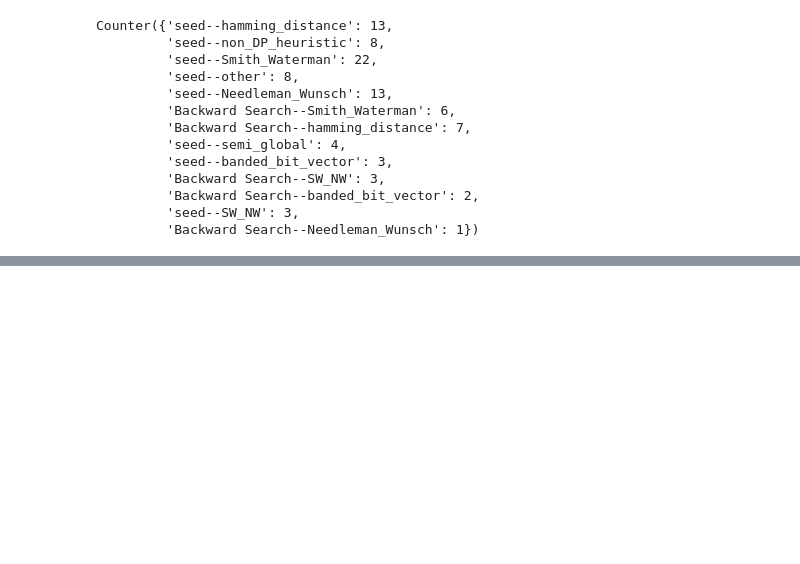
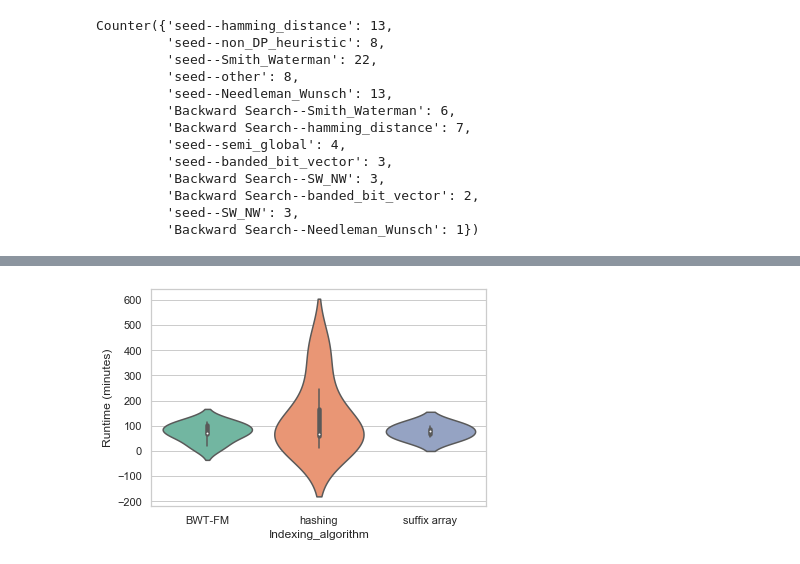
Before and after one commit to Mangul-Lab-USC/technology.dictates.algorithms, a Jupyter notebook: figure1.ipynb, the cells around one changed output, grey strips where cells are left out. Saved outputs shown, nothing was run; the diff lists cells and outputs as text; code cells hidden in the pictures; blank space fills up the shorter version.

```diff
--- a/figure1.ipynb
+++ b/figure1.ipynb
@@ -998,0 +1133,10 @@ BokehUserWarning: ColumnDataSource's columns must be of the same length. Current
+# %%
+idx_rt = pd.read_csv('compare.tools.index.csv')
+data_index = data[['Aligner', 'Indexing_algorithm']]
+data_index.loc[:,'aligner_lower'] = data_index.loc[:,'Aligner'].str.lower()
+idx_rt.loc[:,'tools_lower'] = rt.loc[:,'Tools'].str.lower()
+rtidx = pd.merge(idx_rt, data_index, left_on='tools_lower', right_on='aligner_lower', how='inner')
+rtidx = rtidx.dropna()
+t = pd.DatetimeIndex(rtidx.loc[:,'Runtime'])
+rtidx.loc[:,'Runtime (minutes)'] = t.hour*60 + t.minute
+rtidx
@@ -998,0 +1169,7 @@ BokehUserWarning: ColumnDataSource's columns must be of the same length. Current
+# %%
+import seaborn as sns
+
+sns.set(style='whitegrid')
+ax = sns.violinplot(data = rtidx, x = 'Indexing_algorithm', y = 'Runtime (minutes)', scale = 'width', palette='Set2')
+# %% [output]
+[figure, added]
```
Also changed, not shown: parts of 9 cells of this notebook, 10 other files.
